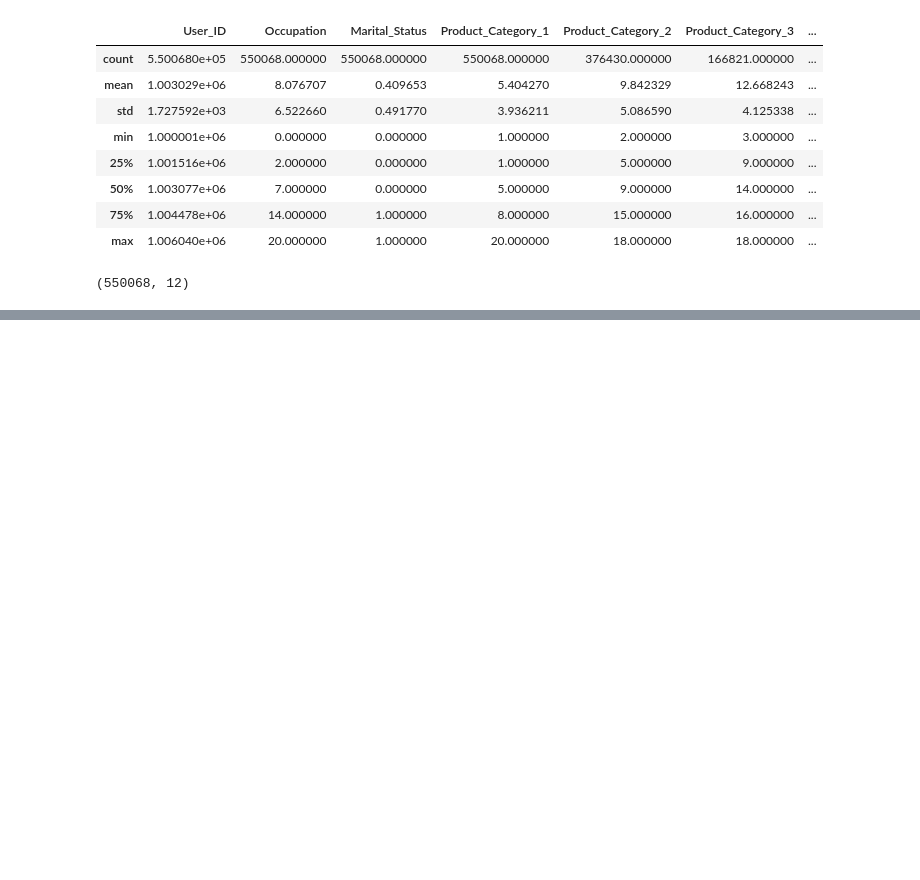
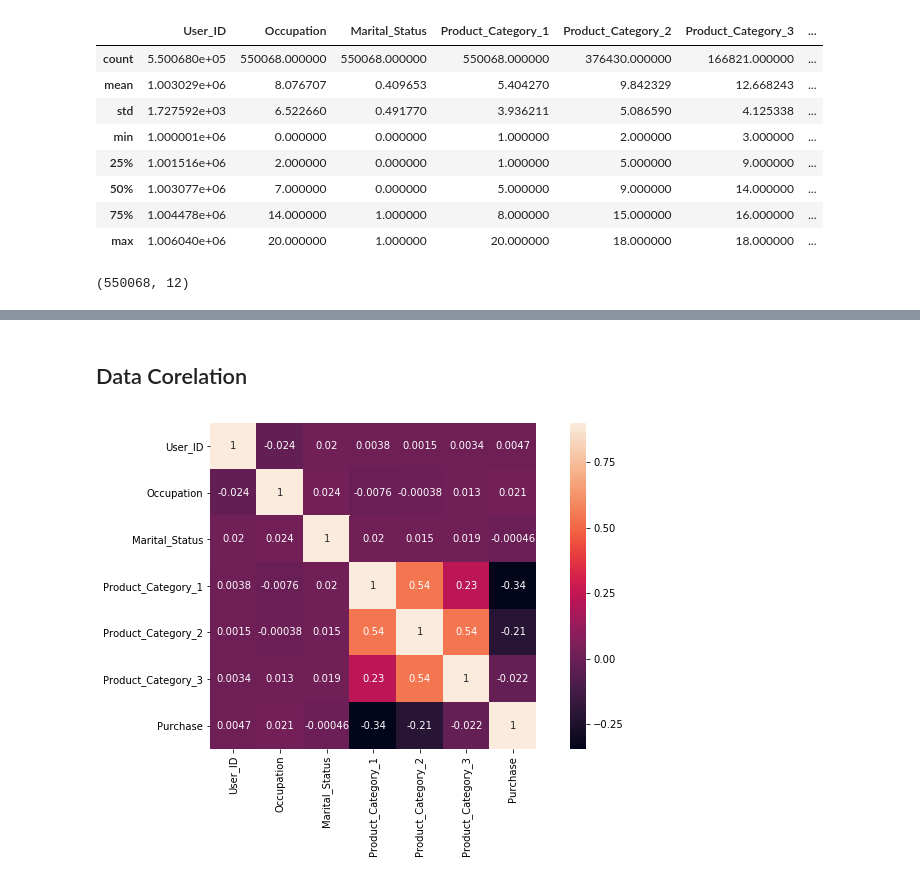
Before and after one commit to leomcp/AVML, a Jupyter notebook: Black_Friday.ipynb, the cells around one changed output, grey strips where cells are left out. Drawn from its saved outputs; the diff is of its cells as text; code cells hidden in the pictures; blank space fills up the shorter version.

```diff
--- a/Black_Friday.ipynb
+++ b/Black_Friday.ipynb
@@ -75,0 +125,10 @@ df_train.isnul
+# %% [markdown]
+## Data Corelation
+# %%
+data_corr = df_train.corr()
+plt.subplots(figsize = (12, 6))
+sns.heatmap(data_corr, vmax = 0.9, square = True, annot= True)
+plt.savefig("Plots/Data_Correlation_Heatmap.png")
+plt.show()
+# %% [output]
+[figure, added]
```
Also changed, not shown: parts of 8 cells of this notebook, 1 other file.
